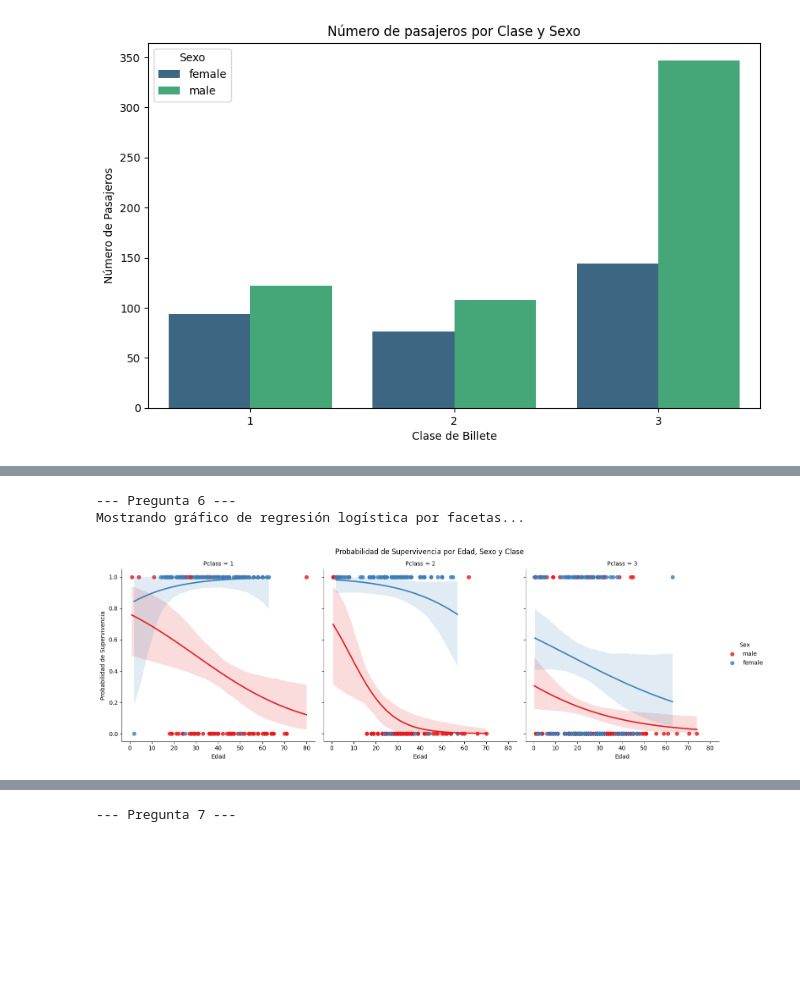
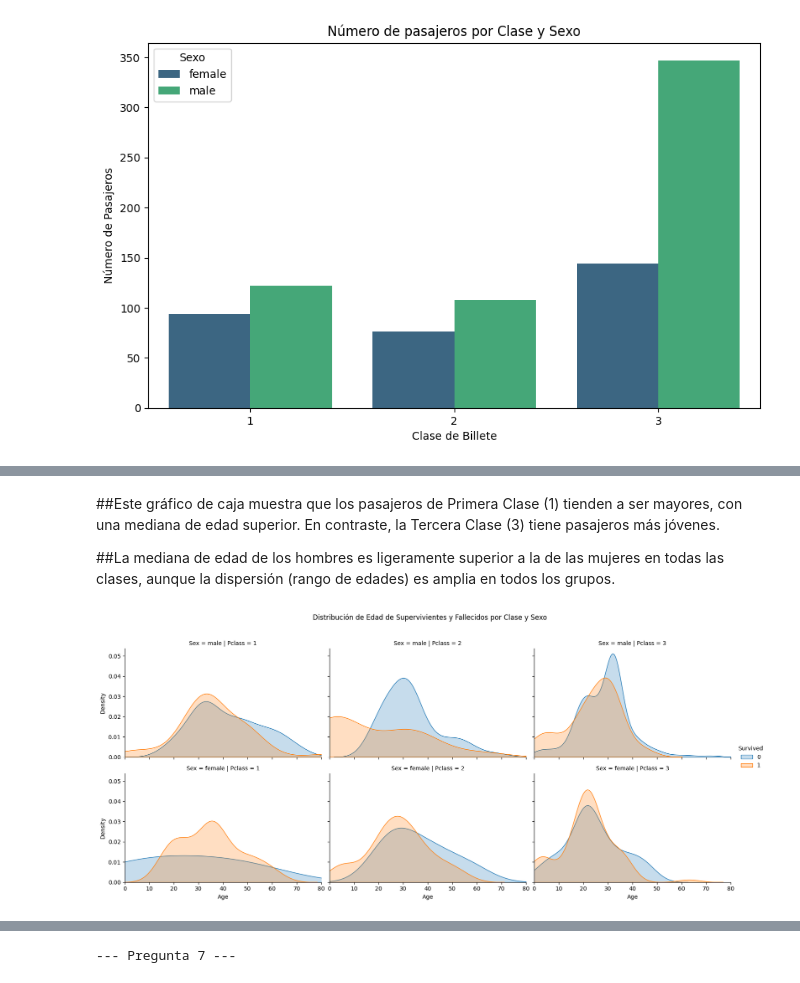
Before and after one commit to jmora67248-ui/Ciencia-de-datos, a Jupyter notebook: Actividad27OctEDA.ipynb, the cells around one changed output, grey strips where cells are left out. Drawn from its saved outputs; the diff is of its cells as text; code cells hidden in the pictures; blank space fills up the shorter version.

```diff
--- a/Actividad27OctEDA.ipynb
+++ b/Actividad27OctEDA.ipynb
@@ -732,32 +706,32 @@ Mostrando gráfico de violín para Edad por Clase y Sexo...
-# %%
-# -----------------------------------------------------------------
-## 6. Supervivencia por Edad, Clase y Sexo (Gráfico único)
-# -----------------------------------------------------------------
-print("\n--- Pregunta 6 ---")
-print("Mostrando gráfico de regresión logística por facetas...")
-
-# Un gráfico lmplot con regresión logística es excelente para esto.
-# Muestra la *probabilidad* de supervivencia.
-# Col=Pclass (columnas por clase)
-# Hue=Sex (color por sexo)
-# x='Age', y='Survived'
-g = sns.lmplot(
-    data=df,
-    x='Age',
-    y='Survived',
-    col='Pclass',
-    hue='Sex',
-    logistic=True,  # Ajusta una curva logística (probabilidad)
-    palette='Set1',
-    height=5
-)
-g.set_axis_labels("Edad", "Probabilidad de Supervivencia")
-g.fig.suptitle('Probabilidad de Supervivencia por Edad, Sexo y Clase', y=1.03)
-plt.show()
-# las mujeres (línea Azul) casi siempre tienen
-# una mayor probabilidad de sobrevivir que los hombres (línea roja),
-# y esta probabilidad disminuye en las clases más bajas.
-# %% [output]
---- Pregunta 6 ---
-Mostrando gráfico de regresión logística por facetas...
-[figure, removed]
+# %% [markdown]
+##Este gráfico de caja muestra que los pasajeros de Primera Clase (1) tienden a ser mayores, con una mediana de edad superior. En contraste, la Tercera Clase (3) tiene pasajeros  más jóvenes.
+
+##La mediana de edad de los hombres es ligeramente superior a la de las mujeres en todas las clases, aunque la dispersión (rango de edades) es amplia en todos los grupos.
+# %%
+# -----------------------------------------------------------------
+## 6. Supervivencia por Edad, Clase y Sexo
+# -----------------------------------------------------------------
+# 1. Crear la figura FacetGrid
+# Columna: Pclass (Clase de Billete)
+# Fila: Sex (Sexo)
+# Tono (Color): Survived (Supervivencia)
+g = sns.FacetGrid(df, col="Pclass", row="Sex", hue="Survived",
+                  aspect=1.5, height=3.5)
+
+# 2. Mapear el gráfico de densidad (kdeplot) en cada faceta
+# Usamos 'fill=True' para evitar el 'FutureWarning' de 'shade'
+g.map(sns.kdeplot, "Age", fill=True)
+
+# 3. Establecer el rango del eje X para que sea consistente
+g.set(xlim=(0, df['Age'].max()))
+
+# 4. Ajustar la leyenda (agrega la leyenda de 'Survived')
+g.add_legend()
+
+# 5. Título general
+plt.subplots_adjust(top=0.9)
+g.fig.suptitle('Distribución de Edad de Supervivientes y Fallecidos por Clase y Sexo', y=1.02)
+
+plt.show()
+# %% [output]
+[figure, added]
```
Also changed, not shown: parts of 11 cells of this notebook.
